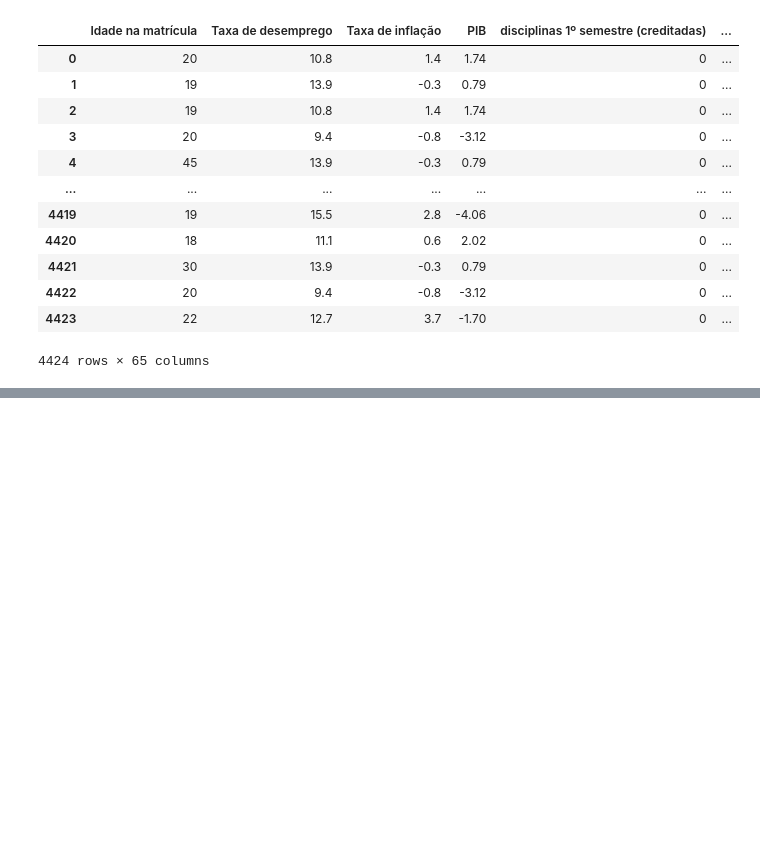
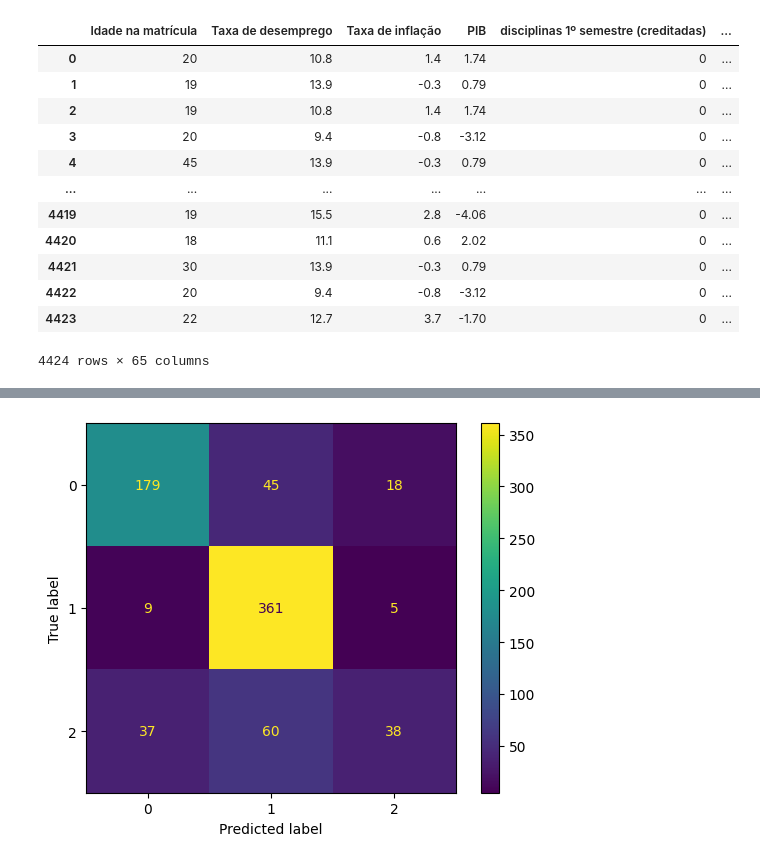
Before and after one commit to Vagnerkrg/class-dados-com-ml, a Jupyter notebook: multiclasse.ipynb, the cells around one changed output, grey strips where cells are left out. Cells and saved outputs as stored; diff of their text form; code cells hidden in the pictures; blank space fills up the shorter version.

```diff
--- a/multiclasse.ipynb
+++ b/multiclasse.ipynb
@@ -283,0 +286,7 @@ plt.show()
+# %%
+matriz_confusao = confusion_matrix(y_val, y_pred)
+# %%
+visualizacao = ConfusionMatrixDisplay(confusion_matrix=matriz_confusao)
+visualizacao.plot();
+# %% [output]
+[figure, added]
```
Also changed, not shown: parts of 15 cells of this notebook.
